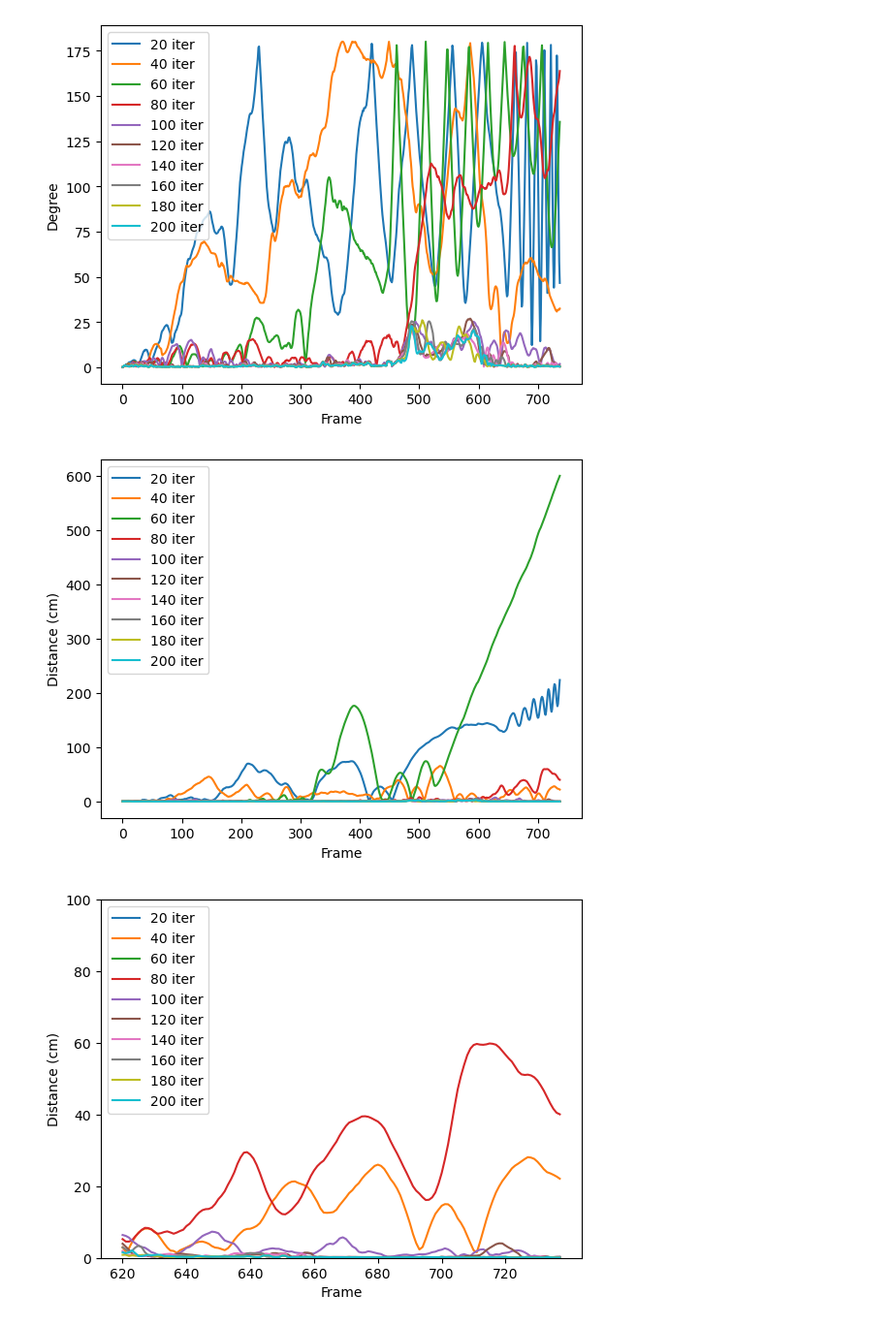
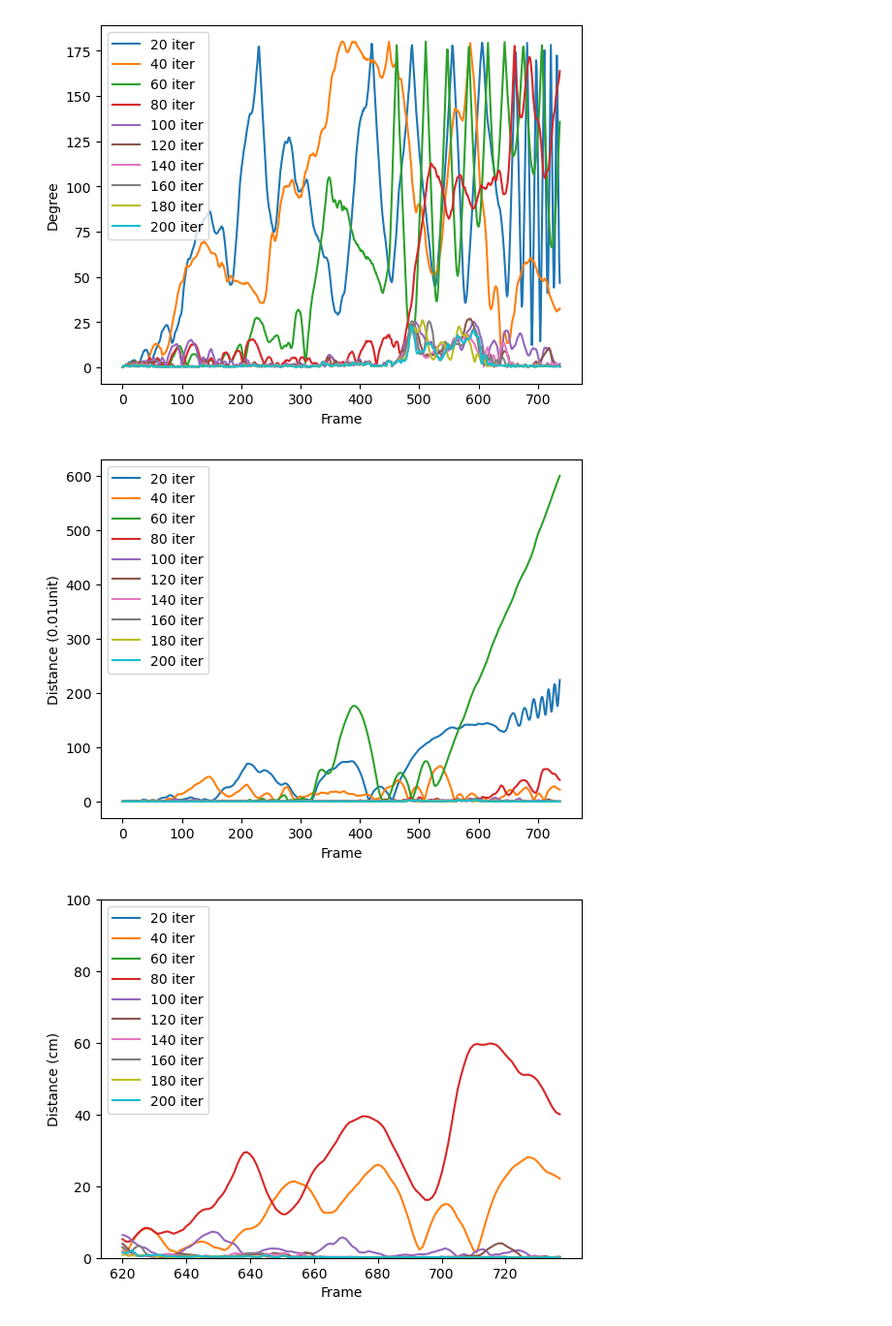
Before and after one commit to Liu-Xinhang/gaussian-splatting, a Jupyter notebook: tools/visualize_eval.ipynb, the cells around one changed output. Shown: that part at 97% size. Cells and saved outputs as stored; diff of their text form; code cells hidden in the pictures.

```diff
--- a/tools/visualize_eval.ipynb
+++ b/tools/visualize_eval.ipynb
@@ -20,14 +20,14 @@ plt.show()
 # %%
 for cm_path in total_cm[1::2]:
 	cm = np.load(cm_path)
 	iteration = int(cm_path.stem.split("_")[0])
 	plt.plot(cm, label=f"{iteration} iter")
 plt.legend(loc='upper left')
 plt.xlabel('Frame')
-plt.ylabel('Distance (cm)')
+plt.ylabel('Distance (0.01unit)')
 plt.show()
 # %% [output]
-[figure, old version]
+[figure, new version]
 # %%
 for cm_path in total_cm[1::2]:
 	cm = np.load(cm_path)[600:]
```
Also changed, not shown: parts of 1 cell of this notebook, 22 other files.
